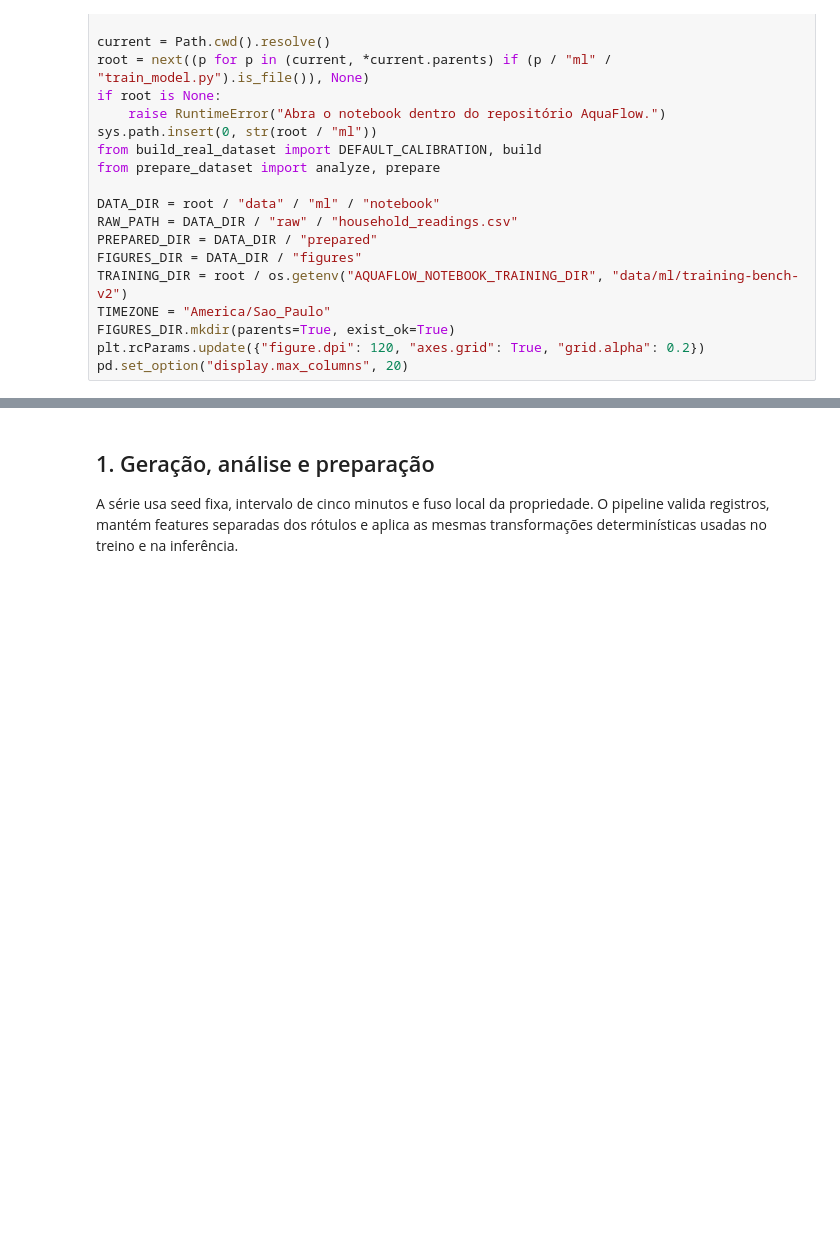
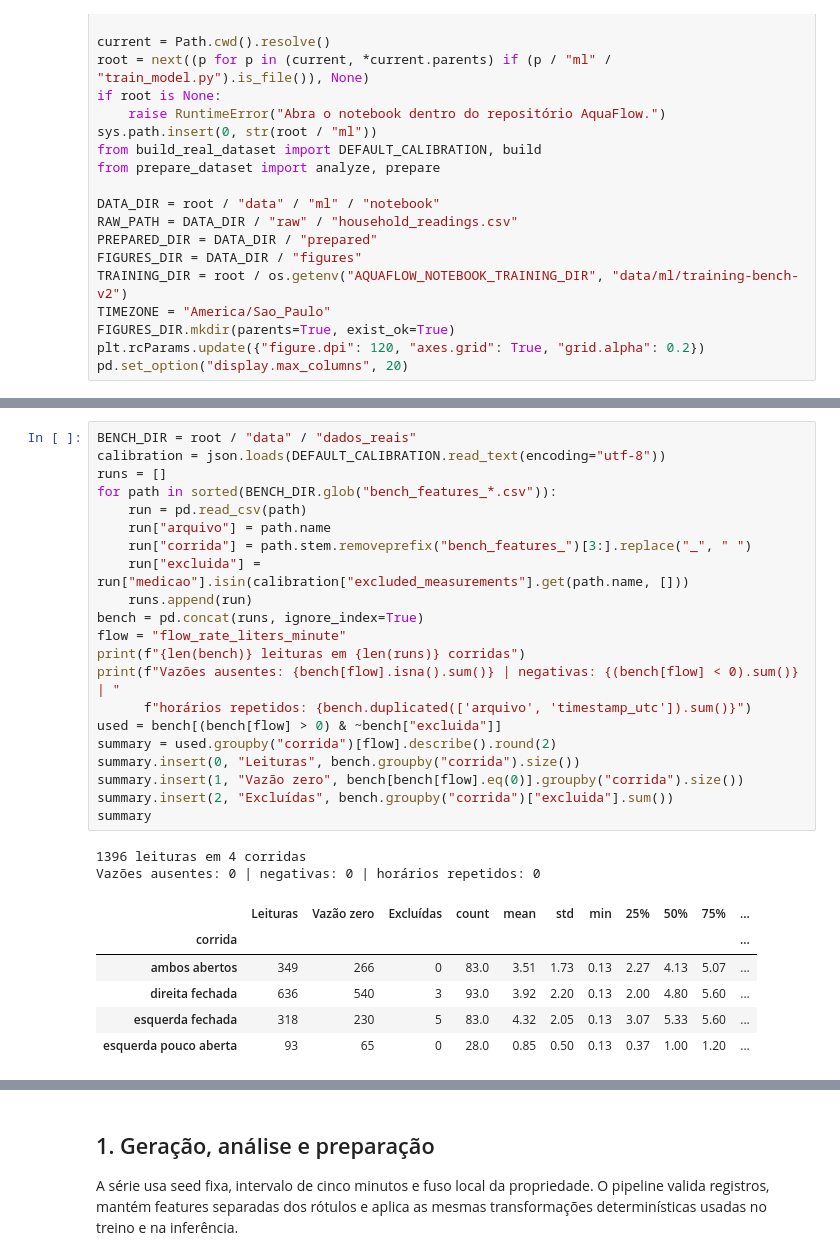
Before and after one commit to GuilhermeRangel1/aquaflow, a Jupyter notebook: ml/notebooks/01_ciclo_completo_de_ml_aquaflow.ipynb, the cells around one changed output, grey strips where cells are left out. Drawn from its saved outputs; the diff is of its cells as text; blank space fills up the shorter version.

```diff
--- a/ml/notebooks/01_ciclo_completo_de_ml_aquaflow.ipynb
+++ b/ml/notebooks/01_ciclo_completo_de_ml_aquaflow.ipynb
@@ -47,0 +53,30 @@ pd.set_option("display.max_columns", 20)
+# %%
+BENCH_DIR = root / "data" / "dados_reais"
+calibration = json.loads(DEFAULT_CALIBRATION.read_text(encoding="utf-8"))
+runs = []
+for path in sorted(BENCH_DIR.glob("bench_features_*.csv")):
+    run = pd.read_csv(path)
+    run["arquivo"] = path.name
+    run["corrida"] = path.stem.removeprefix("bench_features_")[3:].replace("_", " ")
+    run["excluida"] = run["medicao"].isin(calibration["excluded_measurements"].get(path.name, []))
+    runs.append(run)
+bench = pd.concat(runs, ignore_index=True)
+flow = "flow_rate_liters_minute"
+print(f"{len(bench)} leituras em {len(runs)} corridas")
+print(f"Vazões ausentes: {bench[flow].isna().sum()} | negativas: {(bench[flow] < 0).sum()} | "
+      f"horários repetidos: {bench.duplicated(['arquivo', 'timestamp_utc']).sum()}")
+used = bench[(bench[flow] > 0) & ~bench["excluida"]]
+summary = used.groupby("corrida")[flow].describe().round(2)
+summary.insert(0, "Leituras", bench.groupby("corrida").size())
+summary.insert(1, "Vazão zero", bench[bench[flow].eq(0)].groupby("corrida").size())
+summary.insert(2, "Excluídas", bench.groupby("corrida")["excluida"].sum())
+summary
+# %% [output]
+1396 leituras em 4 corridas
+Vazões ausentes: 0 | negativas: 0 | horários repetidos: 0
+|  | Leituras | Vazão zero | Excluídas | count | mean | std | min | 25% | 50% | 75% | ... |
+| corrida |  |  |  |  |  |  |  |  |  |  | ... |
+| ambos abertos | 349 | 266 | 0 | 83.0 | 3.51 | 1.73 | 0.13 | 2.27 | 4.13 | 5.07 | ... |
+| direita fechada | 636 | 540 | 3 | 93.0 | 3.92 | 2.20 | 0.13 | 2.00 | 4.80 | 5.60 | ... |
+| esquerda fechada | 318 | 230 | 5 | 83.0 | 4.32 | 2.05 | 0.13 | 3.07 | 5.33 | 5.60 | ... |
+| esquerda pouco aberta | 93 | 65 | 0 | 28.0 | 0.85 | 0.50 | 0.13 | 0.37 | 1.00 | 1.20 | ... |
```
Also changed, not shown: parts of 10 cells of this notebook, 1 other file.
